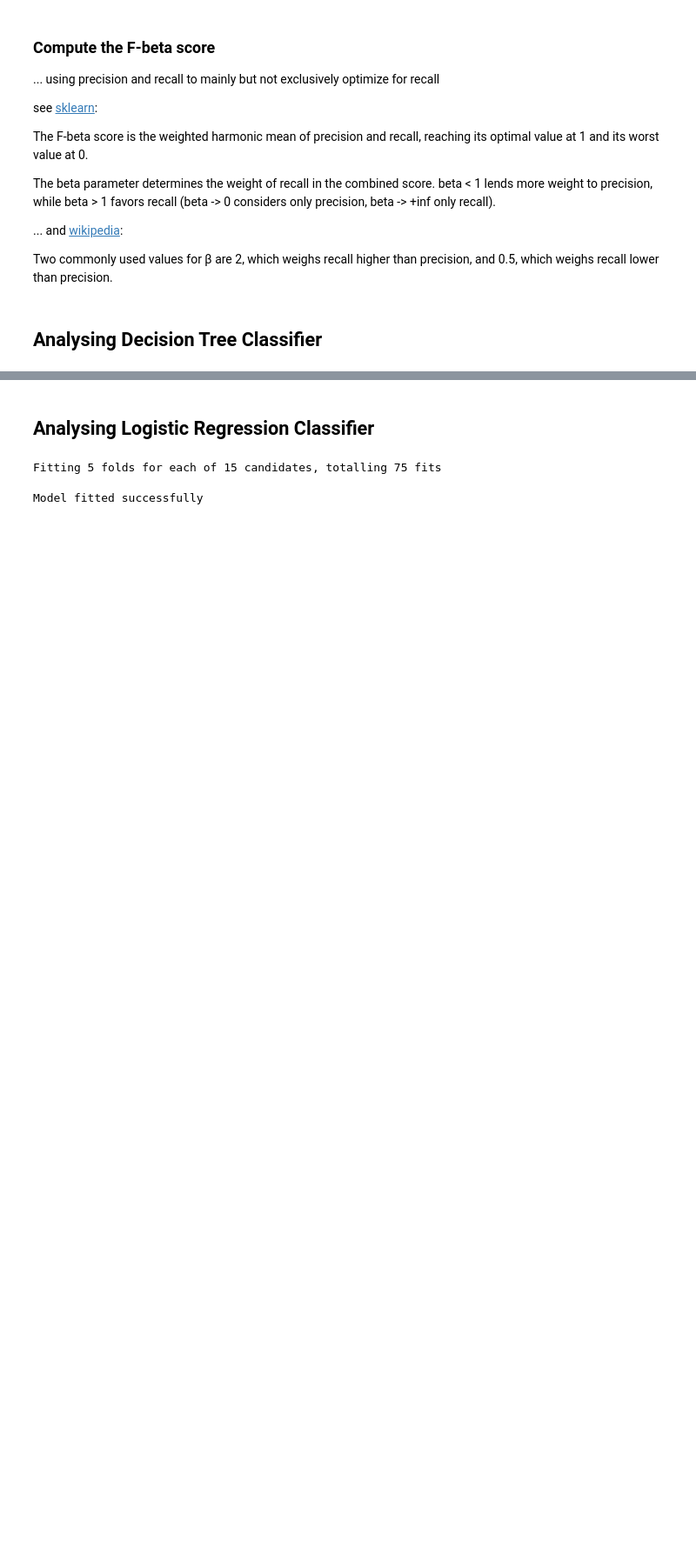
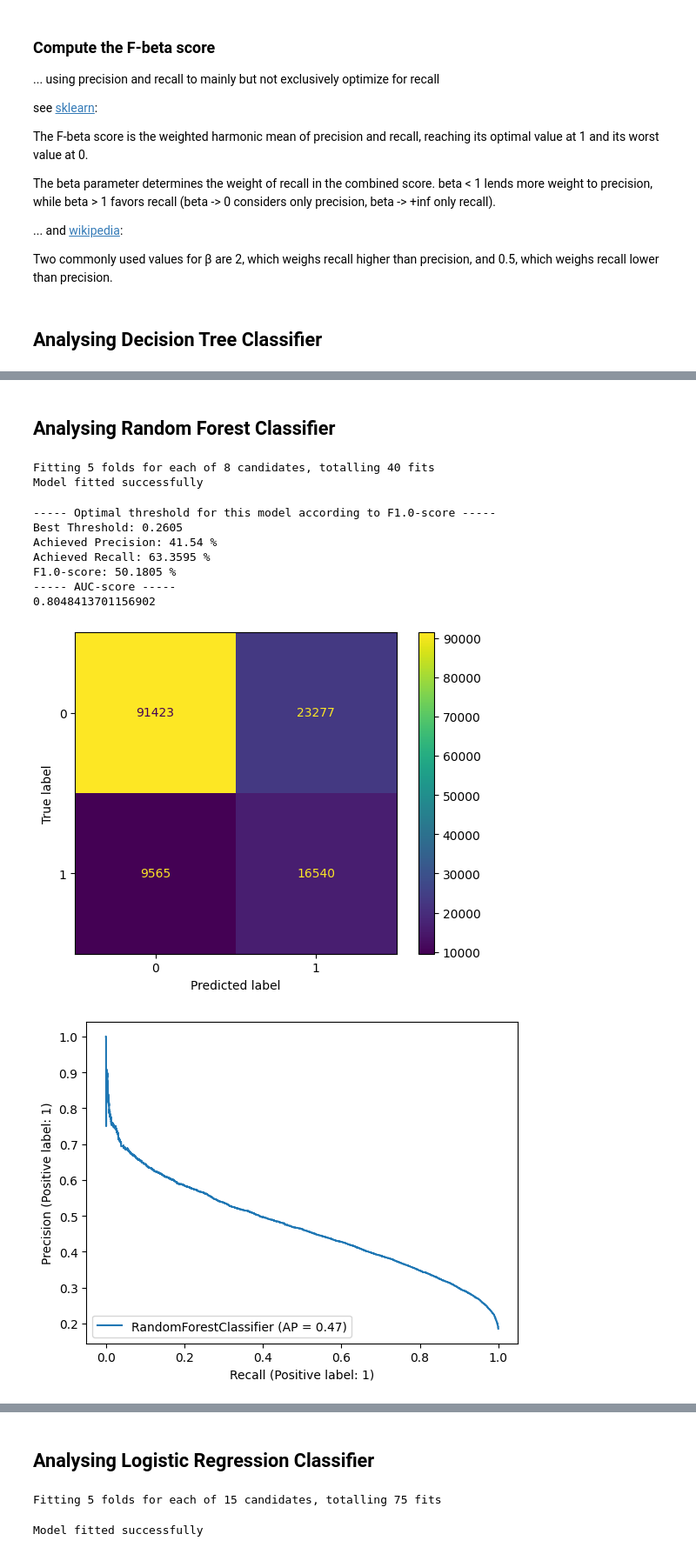
Before and after one commit to n-hundenborn/diabetes-forecasting, a Jupyter notebook: dev_model_training.ipynb, the cells around one changed output, grey strips where cells are left out. Shown at 87% size. Drawn from its saved outputs; the diff is of its cells as text; code cells hidden in the pictures; blank space fills up the shorter version.

```diff
--- a/dev_model_training.ipynb
+++ b/dev_model_training.ipynb
@@ -431,0 +481,50 @@ F1.0-score: 47.719 %
+# %% [markdown]
+## Analysing Random Forest Classifier
+# %%
+# find the best parameters from defined parameterspace for classifier
+# source for values: https://towardsdatascience.com/hyperparameter-tuning-the-random-forest-in-python-using-scikit-learn-28d2aa77dd74
+# if max_depth < 8 --> put n_estimators ~= 200-800
+# if max_depth > 8 --> put n_estimators <= 200
+param_distribution = {
+    "n_estimators": np.arange(120, 180, 10),
+    "max_features": [None, 'sqrt', 'log2'],
+    "max_depth": np.arange(2, 12, 1),
+    "min_samples_split": np.arange(2, 6, 1),
+    "min_samples_leaf": np.arange(2, 6),
+    "bootstrap": [True, False],
+    "ccp_alpha": np.arange(0, 0.03, 0.001),
+    "class_weight": [
+        # {0: 1, 1: 1},
+        # {0: 1, 1: 2},
+        {0: 1, 1: 4},
+        {0: 1, 1: 5},
+        {0: 1, 1: 6},
+        {0: 1, 1: 7},
+        {0: 1, 1: 8},
+        # {0: 1, 1: 9},
+        # {0: 1, 1: 10},
+    ],
+}
+
+X_train, y_train, X_test, y_test, CV_model = get_best_parameters_for_model(df_prepared, feature_list, target_name, RandomForestClassifier, param_distribution, n_iter=30, cv=5)
+# %% [output]
+Fitting 5 folds for each of 8 candidates, totalling 40 fits
+Model fitted successfully
+# %%
+# load the model from disk
+CV_model = pickle.load(open("models/RandomForestClassifier1.sav", 'rb'))
+dummy_clf = DummyClassifier(strategy="uniform")
+dummy_clf.fit(X_train, y_train)
+
+analyse_model(model=CV_model, X_test=X_test, y_test=y_test, dummy_clf=dummy_clf)
+# CV_model.get_params()
+# %% [output]
+----- Optimal threshold for this model according to F1.0-score -----
+Best Threshold: 0.2605
+Achieved Precision: 41.54 %
+Achieved Recall: 63.3595 %
+F1.0-score: 50.1805 %
+----- AUC-score -----
+0.8048413701156902
+[figure, added]
+[figure, added]
```
Also changed, not shown: parts of 49 cells of this notebook.
